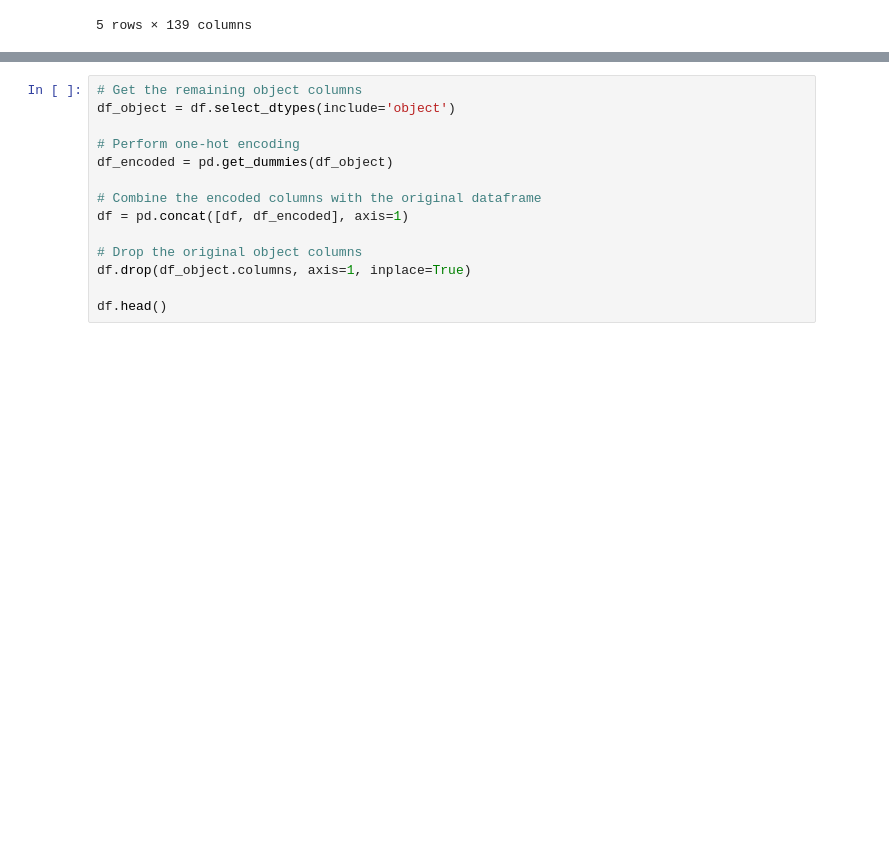
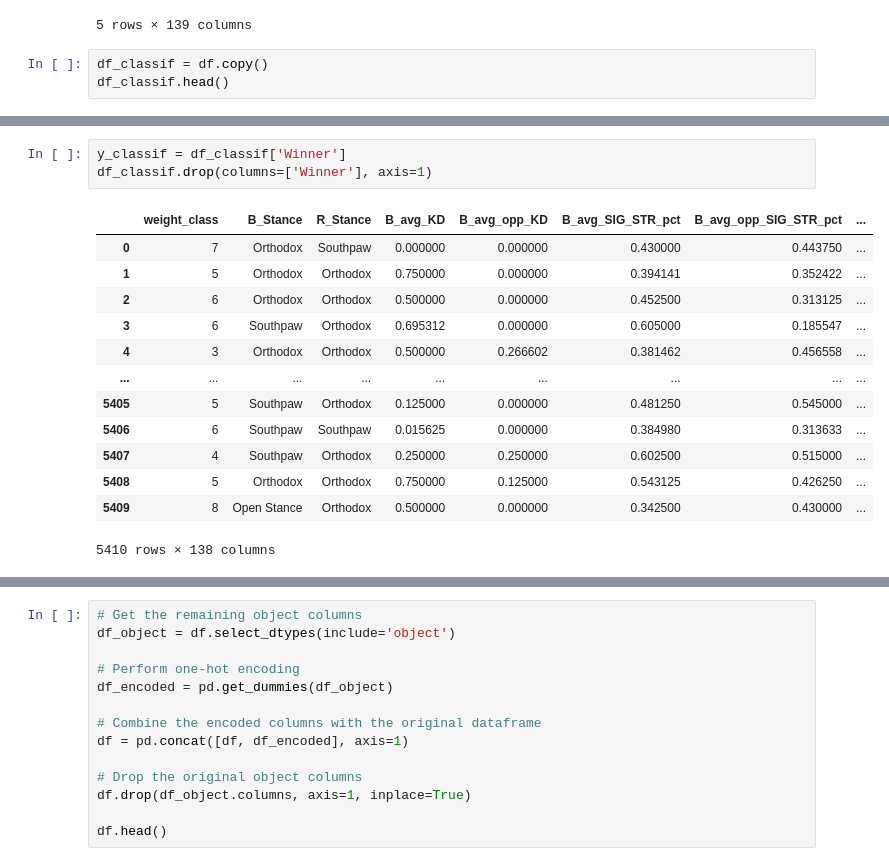
Before and after one commit to breadworshipper/TK-Kasdad, a Jupyter notebook: Preprocessing/kombinasi2.ipynb, the cells around one changed output, grey strips where cells are left out. Cells and saved outputs as stored; diff of their text form; blank space fills up the shorter version.

```diff
--- a/Preprocessing/kombinasi2.ipynb
+++ b/Preprocessing/kombinasi2.ipynb
@@ -256,3 +256,6 @@ df.head()
 | 3 | 6 | Southpaw | Orthodox | Blue | 0.695312 | 0.000000 | 0.605000 | ... |
 | 4 | 3 | Orthodox | Orthodox | Red | 0.500000 | 0.266602 | 0.381462 | ... |
 5 rows × 139 columns
+# %%
+df_classif = df.copy()
+df_classif.head()
@@ -258,0 +270,17 @@ df.head()
+# %%
+y_classif = df_classif['Winner']
+df_classif.drop(columns=['Winner'], axis=1)
+# %% [output]
+|  | weight_class | B_Stance | R_Stance | B_avg_KD | B_avg_opp_KD | B_avg_SIG_STR_pct | B_avg_opp_SIG_STR_pct | ... |
+| 0 | 7 | Orthodox | Southpaw | 0.000000 | 0.000000 | 0.430000 | 0.443750 | ... |
+| 1 | 5 | Orthodox | Orthodox | 0.750000 | 0.000000 | 0.394141 | 0.352422 | ... |
+| 2 | 6 | Orthodox | Orthodox | 0.500000 | 0.000000 | 0.452500 | 0.313125 | ... |
+| 3 | 6 | Southpaw | Orthodox | 0.695312 | 0.000000 | 0.605000 | 0.185547 | ... |
+| 4 | 3 | Orthodox | Orthodox | 0.500000 | 0.266602 | 0.381462 | 0.456558 | ... |
+| ... | ... | ... | ... | ... | ... | ... | ... | ... |
+| 5405 | 5 | Southpaw | Orthodox | 0.125000 | 0.000000 | 0.481250 | 0.545000 | ... |
+| 5406 | 6 | Southpaw | Southpaw | 0.015625 | 0.000000 | 0.384980 | 0.313633 | ... |
+| 5407 | 4 | Southpaw | Orthodox | 0.250000 | 0.250000 | 0.602500 | 0.515000 | ... |
+| 5408 | 5 | Orthodox | Orthodox | 0.750000 | 0.125000 | 0.543125 | 0.426250 | ... |
+| 5409 | 8 | Open Stance | Orthodox | 0.500000 | 0.000000 | 0.342500 | 0.430000 | ... |
+5410 rows × 138 columns
```
Also changed, not shown: parts of 7 cells of this notebook, 2 other files.
